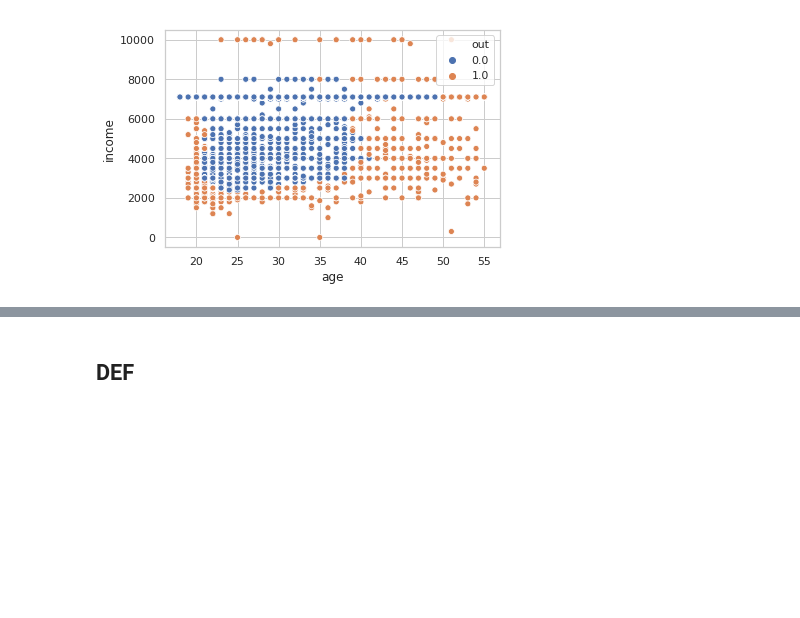
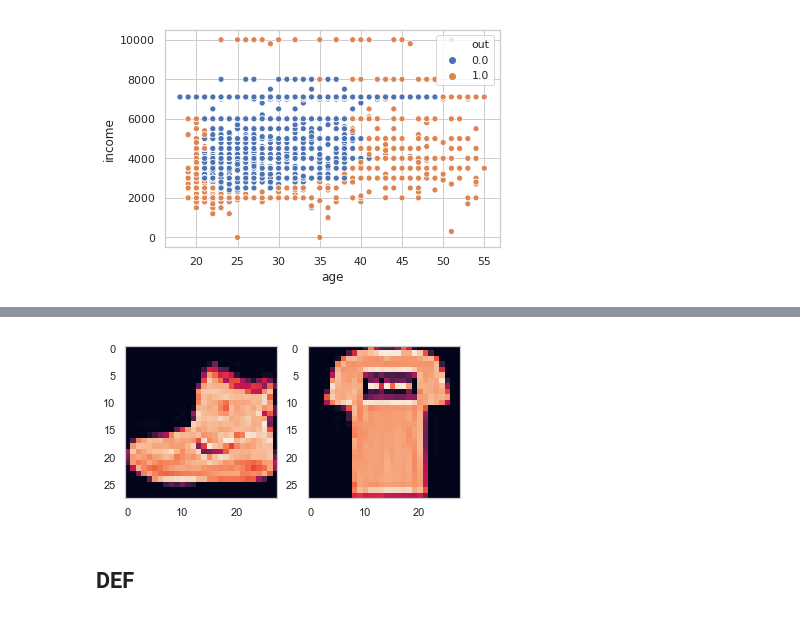
Before and after one commit to haoran-yang/Code_Library, a Jupyter notebook: explore/explore.ipynb, the cells around one changed output, grey strips where cells are left out. Drawn from its saved outputs; the diff is of its cells as text; code cells hidden in the pictures; blank space fills up the shorter version.

```diff
--- a/explore/explore.ipynb
+++ b/explore/explore.ipynb
@@ -832,0 +846,4 @@ sns.scatterplot(data=age_income,x='age',y='income',hue='out')
+# %%
+# 导入数据集
+fashion_mnist = keras.datasets.fashion_mnist
+(train_images, train_labels), (test_images, test_labels) = fashion_mnist.load_data()
@@ -833,3 +876,12 @@ sns.scatterplot(data=age_income,x='age',y='income',hue='out')
+# %%
+plt.subplot(1,2,1)
+plt.imshow(train_images[0])
+plt.grid(False)
+plt.subplot(1,2,2)
+plt.imshow(train_images[1])
+plt.grid(False)
+# %% [output]
+[figure, added]
 # %% [markdown]
 ## DEF
 # %%
```
Also changed, not shown: parts of 10 cells of this notebook, 1 other file.
